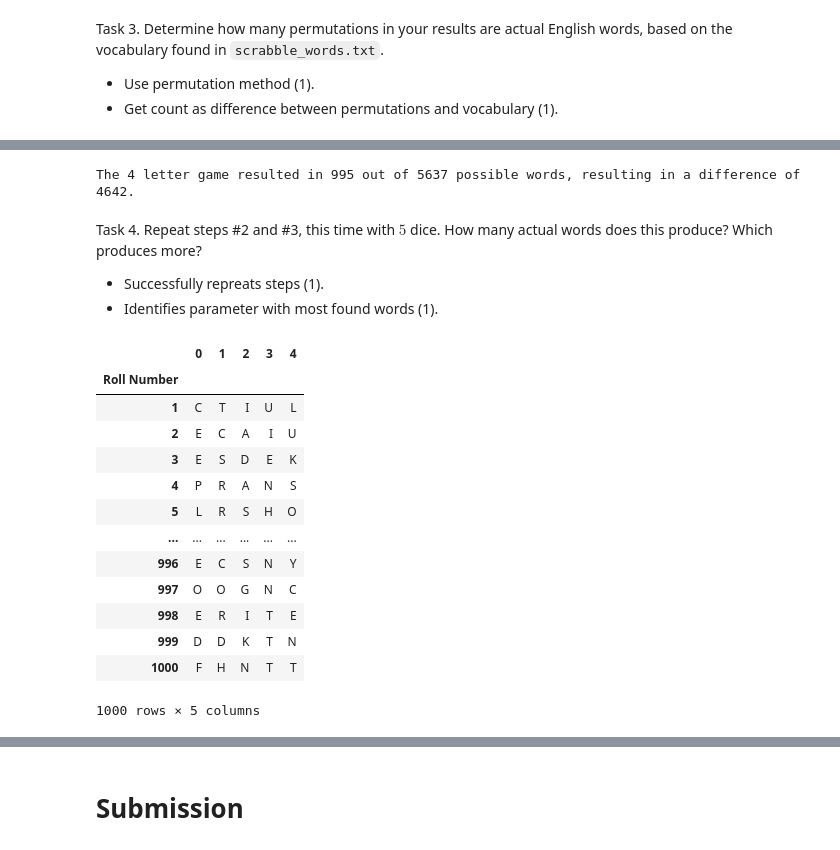
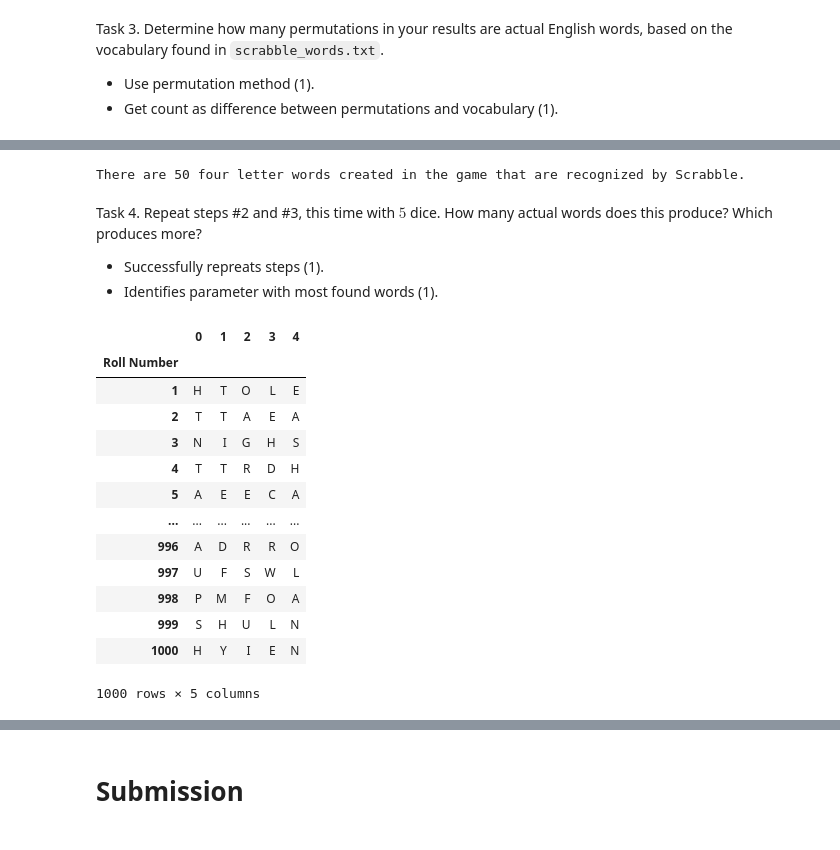
Before and after one commit to AlannaHazlett/uwa6xv_ds5100_montecarlo, a Jupyter notebook: montecarlo_demo.ipynb, the cells around one changed output, grey strips where cells are left out. Saved outputs shown, nothing was run; the diff lists cells and outputs as text; code cells hidden in the pictures.

Commit message:
Scenario 3: Updated found words in scrabble

```diff
--- a/montecarlo_demo.ipynb
+++ b/montecarlo_demo.ipynb
@@ -828,32 +811,33 @@ scrabble_words_4
-# %%
-difference_4 = len(scrabble_words_4) - len(letter_result_df)
-game_word_result_4 = len(letter_result_df)
-possible_words_4 = len(scrabble_words_4)
-print(f"The 4 letter game resulted in {game_word_result_4} out of {possible_words_4} possible words, resulting in a difference of {difference_4}.")
-# %% [output]
-The 4 letter game resulted in 995 out of 5637 possible words, resulting in a difference of 4642.
+# %%
+word_4_count=0
+for item in perm_as_col_list:
+    if item in scrabble_4_list:
+        word_4_count = word_4_count + 1
+print(f"There are {word_4_count} four letter words created in the game that are recognized by Scrabble.")
+# %% [output]
+There are 50 four letter words created in the game that are recognized by Scrabble.
 # %% [markdown]
 Task 4. Repeat steps #2 and #3, this time with $5$ dice. How many actual words does this produce? Which produces more?
 
 - Successfully repreats steps (1).
 - Identifies parameter with most found words (1).
 # %%
-letter_game = Game([letter_die,letter_die,letter_die,letter_die,letter_die])
-letter_game.play(1000)
-letter_game.show_result()
+letter_game2 = Game([letter_die,letter_die,letter_die,letter_die,letter_die])
+letter_game2.play(1000)
+letter_game2.show_result()
 # %% [output]
 |  | 0 | 1 | 2 | 3 | 4 |
 | Roll Number |  |  |  |  |  |
-| 1 | C | T | I | U | L |
-| 2 | E | C | A | I | U |
-| 3 | E | S | D | E | K |
-| 4 | P | R | A | N | S |
-| 5 | L | R | S | H | O |
+| 1 | H | T | O | L | E |
+| 2 | T | T | A | E | A |
+| 3 | N | I | G | H | S |
+| 4 | T | T | R | D | H |
+| 5 | A | E | E | C | A |
 | ... | ... | ... | ... | ... | ... |
-| 996 | E | C | S | N | Y |
-| 997 | O | O | G | N | C |
-| 998 | E | R | I | T | E |
-| 999 | D | D | K | T | N |
-| 1000 | F | H | N | T | T |
+| 996 | A | D | R | R | O |
+| 997 | U | F | S | W | L |
+| 998 | P | M | F | O | A |
+| 999 | S | H | U | L | N |
+| 1000 | H | Y | I | E | N |
 1000 rows × 5 columns
 # %%
```
Also changed, not shown: parts of 21 cells of this notebook.
